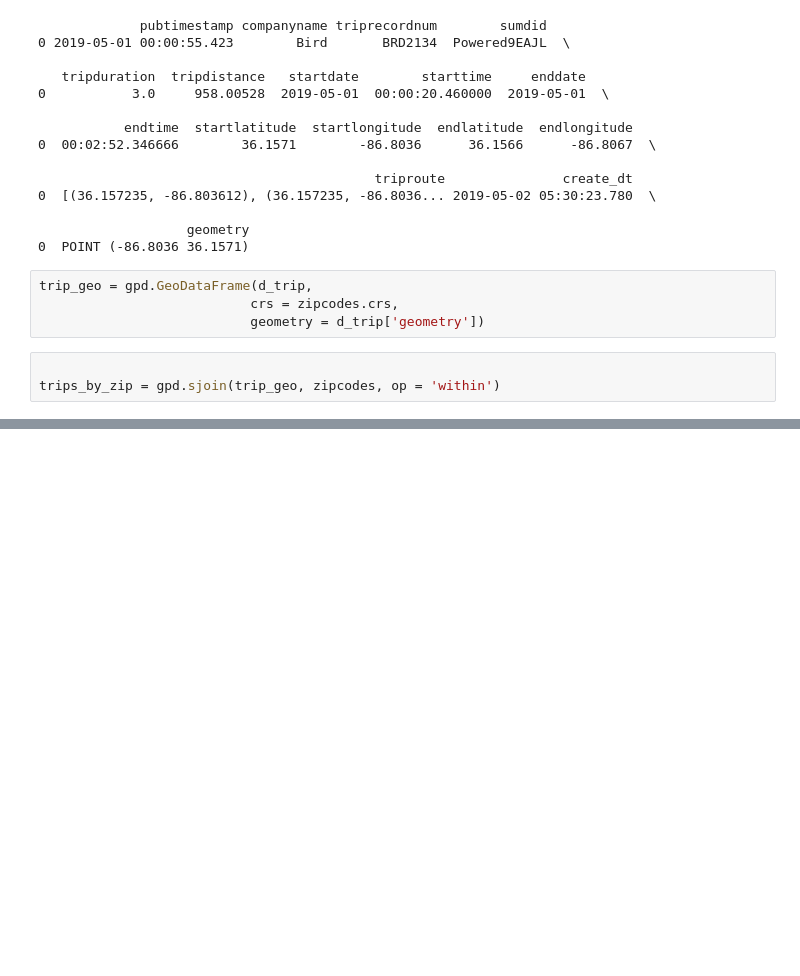
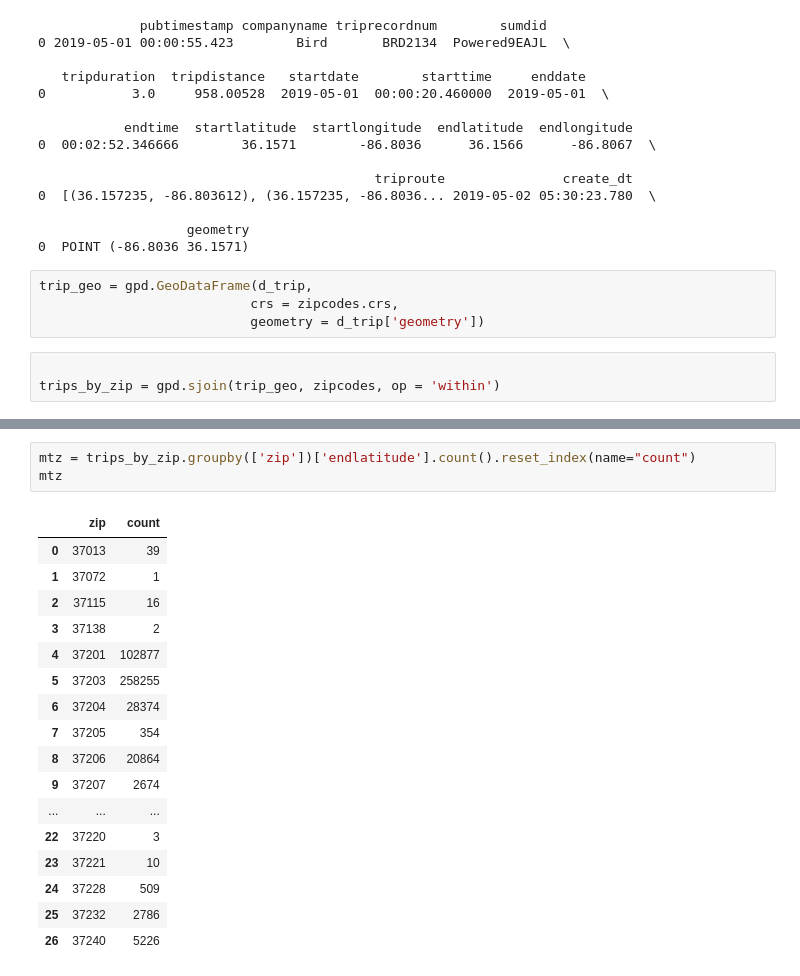
Before and after one commit to NSS-Data-Analytics-Cohort-8/scooter-partner1-badger-badger-python, a Jupyter notebook: notebooks/deliverables.ipynb, the cells around one changed output, grey strips where cells are left out. Drawn from its saved outputs; the diff is of its cells as text; blank space fills up the shorter version.

```diff
--- a/notebooks/deliverables.ipynb
+++ b/notebooks/deliverables.ipynb
@@ -119,0 +78,21 @@ print(trips_by_zip.head(2))
+# %%
+mtz = trips_by_zip.groupby(['zip'])['endlatitude'].count().reset_index(name="count")
+mtz
+# %% [output]
+|  | zip | count |
+| 0 | 37013 | 39 |
+| 1 | 37072 | 1 |
+| 2 | 37115 | 16 |
+| 3 | 37138 | 2 |
+| 4 | 37201 | 102877 |
+| 5 | 37203 | 258255 |
+| 6 | 37204 | 28374 |
+| 7 | 37205 | 354 |
+| 8 | 37206 | 20864 |
+| 9 | 37207 | 2674 |
+| ... | ... | ... |
+| 22 | 37220 | 3 |
+| 23 | 37221 | 10 |
+| 24 | 37228 | 509 |
+| 25 | 37232 | 2786 |
+| 26 | 37240 | 5226 |
```
Also changed, not shown: parts of 6 cells of this notebook, 2 other files.
